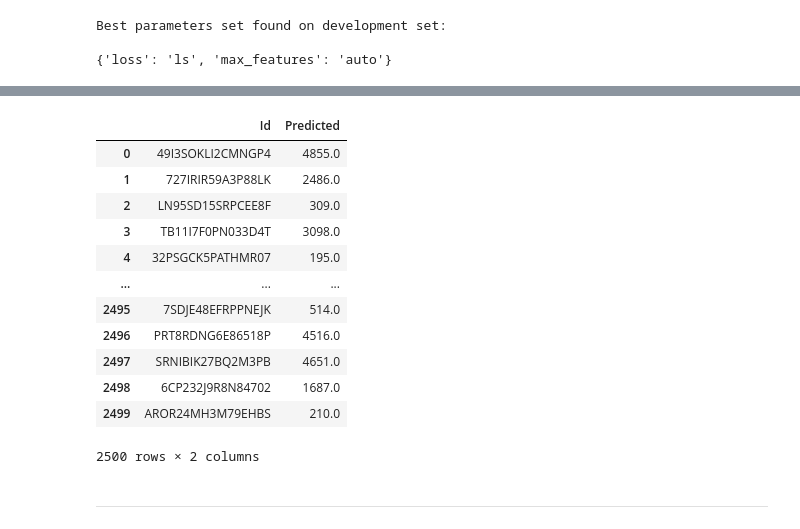
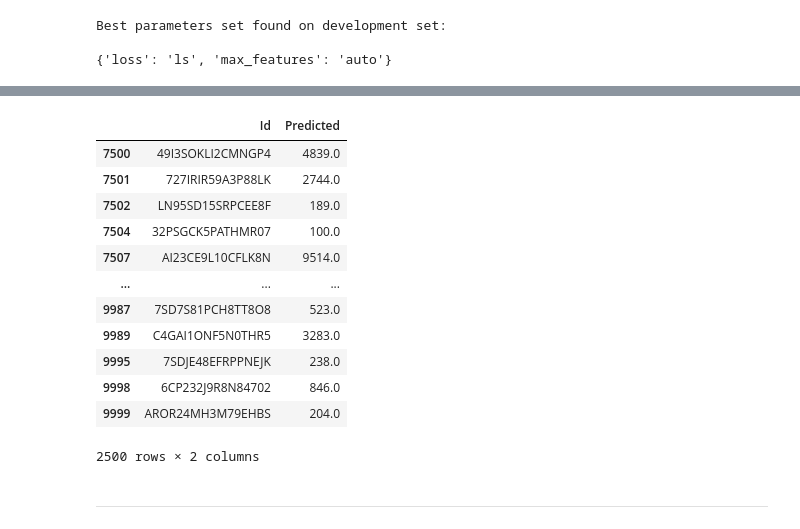
Before and after one commit to annyfan/550, a Jupyter notebook: notebookc80a383385.ipynb, the cells around one changed output, grey strips where cells are left out. Cells and saved outputs as stored; diff of their text form; code cells hidden in the pictures.

```diff
--- a/notebookc80a383385.ipynb
+++ b/notebookc80a383385.ipynb
@@ -680,6 +793,6 @@ array([4855., 2486.,  309., ..., 4651., 1687.,  210.])
 # %%
-# Get indexes
-out = pd.DataFrame(test_df['Id'])
+
+predict_visible_out = pd.DataFrame(test_df_visible['Id'])
 
 # Make predictions
-out['Predicted'] = predict # TODO: real predictions
+predict_visible_out['Predicted'] =  predict_visible
@@ -685,0 +815,9 @@ out['Predicted'] = predict # TODO: real predictions
+# %%
+x_dum = pd.get_dummies(x_invisible)
+y_log = np.log(y_invisible+1)
+model.fit(x_dum,y_log)
+test_dum =  pd.get_dummies(test_invisible)
+
+predict_test = model.predict(test_dum)
+ypred_original=np.exp(predict_test) -1
+predict_invisible = np.around(np.maximum(ypred_original, 0))
@@ -685,0 +828,6 @@ out['Predicted'] = predict # TODO: real predictions
+# %%
+
+predict_invisible_out = pd.DataFrame(test_df_invisible['Id'])
+
+# Make predictions
+predict_invisible_out['Predicted'] =  predict_invisible
@@ -686,19 +850,21 @@ out['Predicted'] = predict # TODO: real predictions
+# %%
+out = pd.concat((predict_visible_out, predict_invisible_out))
 # %%
 # Check output
-out[out['Predicted']  > 0]
+out
 # %% [output]
 |  | Id | Predicted |
-| 0 | 49I3SOKLI2CMNGP4 | 4855.0 |
-| 1 | 727IRIR59A3P88LK | 2486.0 |
-| 2 | LN95SD15SRPCEE8F | 309.0 |
-| 3 | TB11I7F0PN033D4T | 3098.0 |
-| 4 | 32PSGCK5PATHMR07 | 195.0 |
+| 7500 | 49I3SOKLI2CMNGP4 | 4839.0 |
+| 7501 | 727IRIR59A3P88LK | 2744.0 |
+| 7502 | LN95SD15SRPCEE8F | 189.0 |
+| 7504 | 32PSGCK5PATHMR07 | 100.0 |
+| 7507 | AI23CE9L10CFLK8N | 9514.0 |
 | ... | ... | ... |
-| 2495 | 7SDJE48EFRPPNEJK | 514.0 |
-| 2496 | PRT8RDNG6E86518P | 4516.0 |
-| 2497 | SRNIBIK27BQ2M3PB | 4651.0 |
-| 2498 | 6CP232J9R8N84702 | 1687.0 |
-| 2499 | AROR24MH3M79EHBS | 210.0 |
+| 9987 | 7SD7S81PCH8TT8O8 | 523.0 |
+| 9989 | C4GAI1ONF5N0THR5 | 3283.0 |
+| 9995 | 7SDJE48EFRPPNEJK | 238.0 |
+| 9998 | 6CP232J9R8N84702 | 846.0 |
+| 9999 | AROR24MH3M79EHBS | 204.0 |
 2500 rows × 2 columns
 # %%
 # Save output
```
Also changed, not shown: parts of 49 cells of this notebook.
